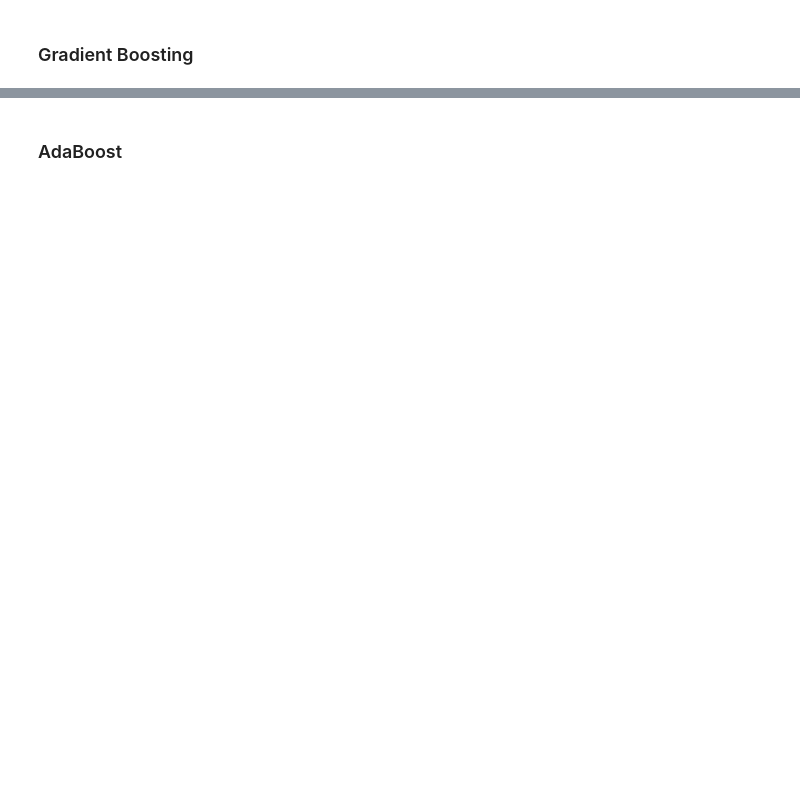
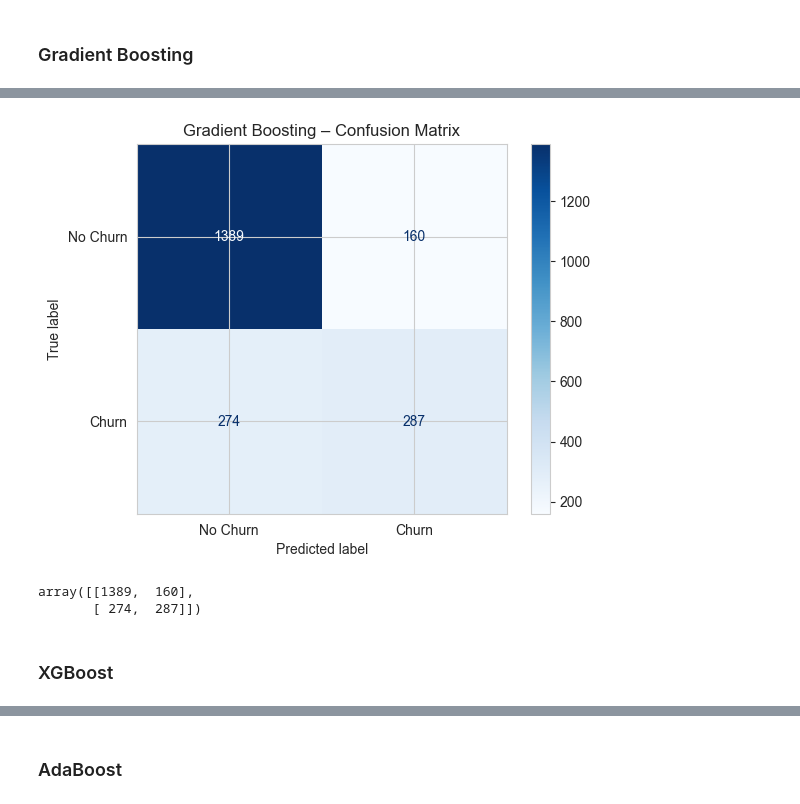
Before and after one commit to somexav/ciencia_datos_m2_practica4, a Jupyter notebook: CDD_G33_M2_P4_Equipo_9.ipynb, the cells around one changed output, grey strips where cells are left out. Saved outputs shown, nothing was run; the diff lists cells and outputs as text; code cells hidden in the pictures; blank space fills up the shorter version.

```diff
--- a/CDD_G33_M2_P4_Equipo_9.ipynb
+++ b/CDD_G33_M2_P4_Equipo_9.ipynb
@@ -908,2 +1032,38 @@ plt.show()
 # %% [markdown]
 ### Gradient Boosting
+# %%
+from sklearn.ensemble import GradientBoostingClassifier
+from sklearn.model_selection import RandomizedSearchCV
+from sklearn.metrics import classification_report
+
+param_dist = {
+    "n_estimators": [50, 100, 200, 300],
+    "learning_rate": [0.01, 0.05, 0.1, 0.2],
+    "max_depth": [2, 3, 4, 5],
+    "min_samples_leaf": [1, 5, 10, 20],
+    "subsample": [0.6, 0.8, 1.0]
+}
+
+
+search_gb = RandomizedSearchCV(
+    estimator=GradientBoostingClassifier(random_state=42),
+    param_distributions=param_dist,
+    n_iter=50,
+    scoring="roc_auc",   # churn → detectar los que se van
+    cv=5,
+    n_jobs=-1,
+    random_state=42
+)
+
+search_gb.fit(X_train_enc, y_train)
+
+best_gb = search_gb.best_estimator_
+
+
+print("Best parameters:\n", search_gb.best_params_)
+
+print("\nTrain classification report:\n")
+print(classification_report(y_train, best_gb.predict(X_train_enc)))
+
+print("\nTest classification report:\n")
+print(classification_report(y_test, best_gb.predict(X_test_enc)))
@@ -909,0 +1111,8 @@ plt.show()
+# %%
+plot_confusion_matrix(best_gb, X_test_enc, y_test, title="Gradient Boosting – Confusion Matrix")
+# %% [output]
+[figure, added]
+array([[1389,  160],
+       [ 274,  287]])
+# %% [markdown]
+### XGBoost
```
Also changed, not shown: parts of 21 cells of this notebook.
